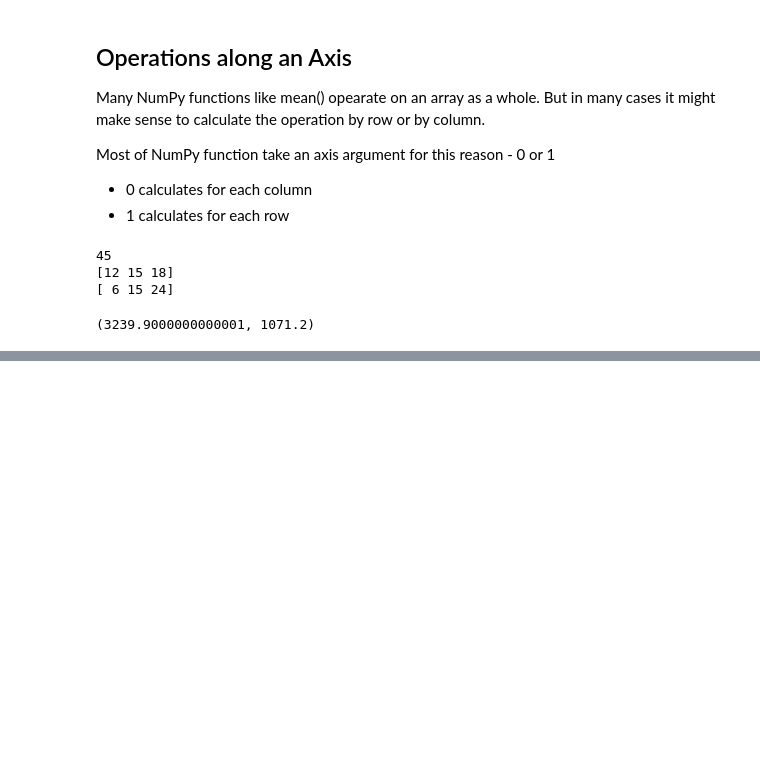
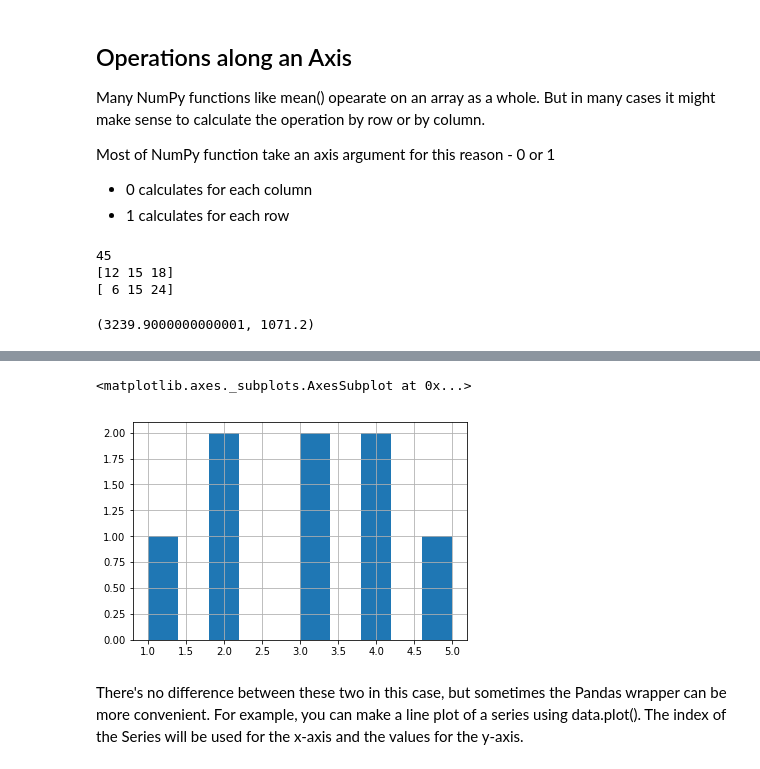
Before and after one commit to msznajder/udacity_intro_to_data_analysis-, a Jupyter notebook: udacity_intro_to_data_analysis/lesson_2/lesson_2.ipynb, the cells around one changed output, grey strips where cells are left out. Drawn from its saved outputs; the diff is of its cells as text; code cells hidden in the pictures; blank space fills up the shorter version.

```diff
--- a/udacity_intro_to_data_analysis/lesson_2/lesson_2.ipynb
+++ b/udacity_intro_to_data_analysis/lesson_2/lesson_2.ipynb
@@ -707,0 +1179,7 @@ min_and_max_riders_per_day(ridership)
+# %%
+s.hist()
+# %% [output]
+<matplotlib.axes._subplots.AxesSubplot at 0x...>
+[figure, added]
+# %% [markdown]
+There's no difference between these two in this case, but sometimes the Pandas wrapper can be more convenient. For example, you can make a line plot of a series using data.plot(). The index of the Series will be used for the x-axis and the values for the y-axis.
```
Also changed, not shown: parts of 47 cells of this notebook, 6 other files.
